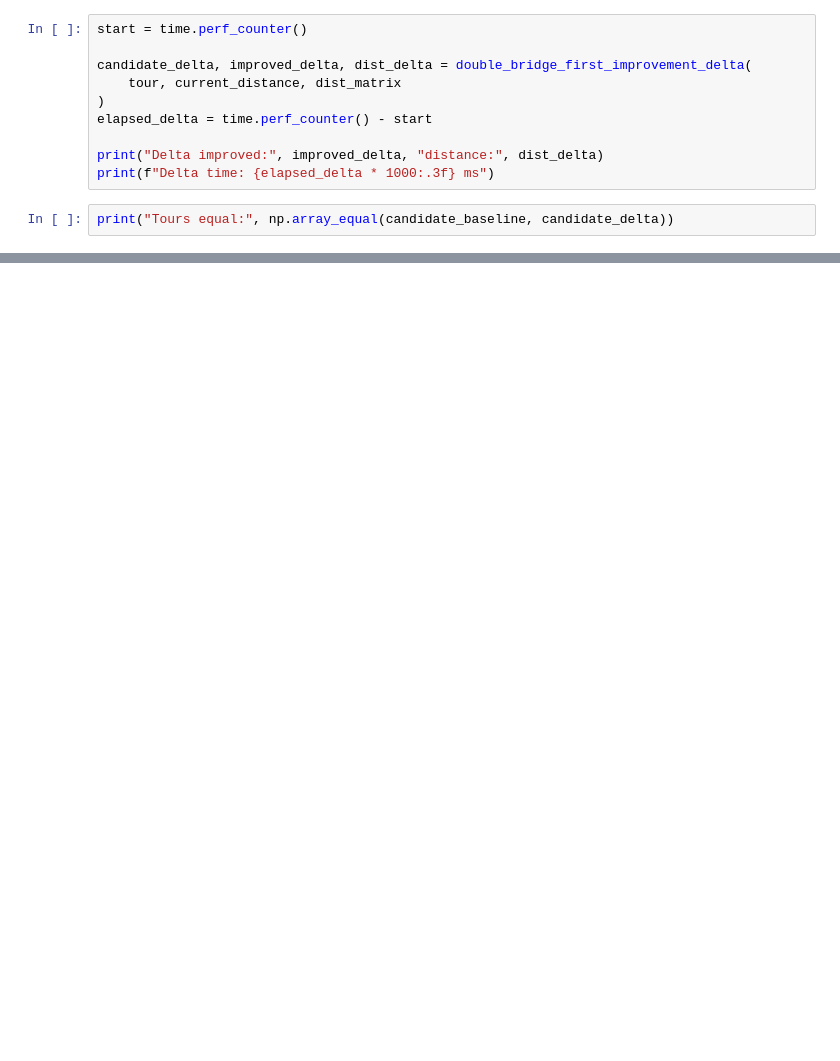
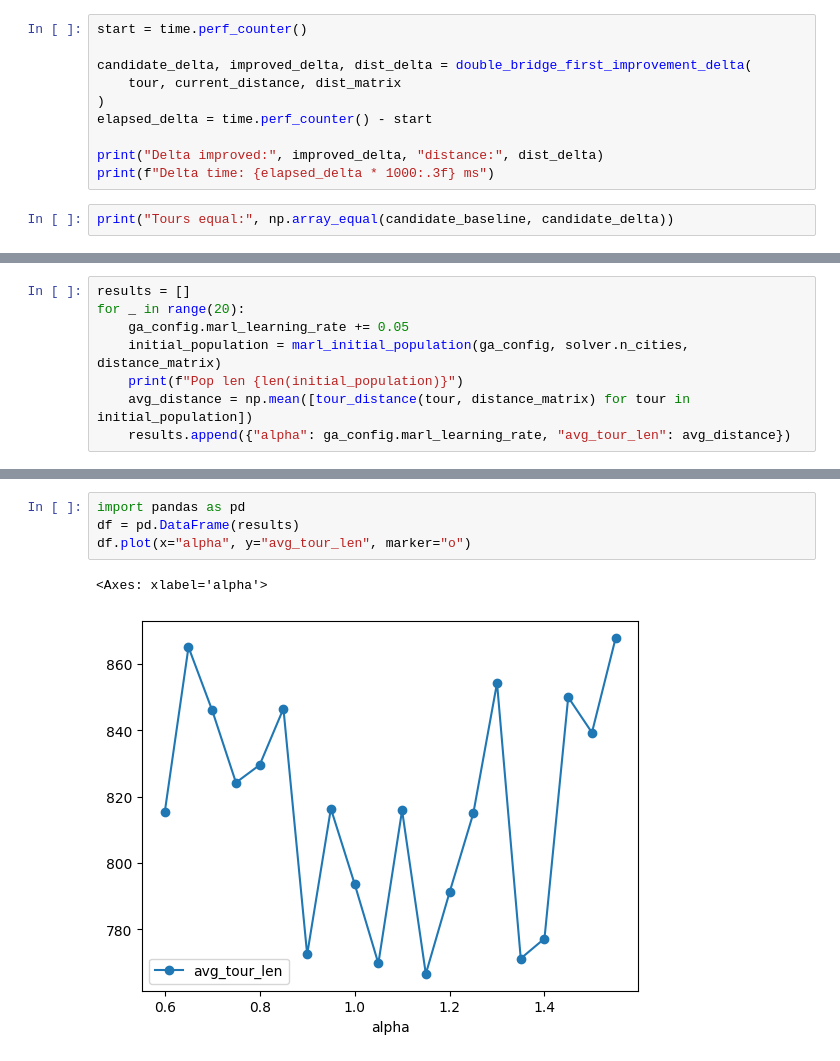
Before and after one commit to karinassini/tsp_rl_metaheuristic, a Jupyter notebook: notebooks/test.ipynb, the cells around one changed output, grey strips where cells are left out. Drawn from its saved outputs; the diff is of its cells as text; blank space fills up the shorter version.

```diff
--- a/notebooks/test.ipynb
+++ b/notebooks/test.ipynb
@@ -863,0 +1323,8 @@ print("Tours equal:", np.array_equal(candidate_baseline, candidate_delta))
+# %%
+results = []
+for _ in range(20):
+    ga_config.marl_learning_rate += 0.05
+    initial_population = marl_initial_population(ga_config, solver.n_cities, distance_matrix)
+    print(f"Pop len {len(initial_population)}")
+    avg_distance = np.mean([tour_distance(tour, distance_matrix) for tour in initial_population])
+    results.append({"alpha": ga_config.marl_learning_rate, "avg_tour_len": avg_distance})
@@ -863,0 +1349,7 @@ print("Tours equal:", np.array_equal(candidate_baseline, candidate_delta))
+# %%
+import pandas as pd
+df = pd.DataFrame(results)
+df.plot(x="alpha", y="avg_tour_len", marker="o")
+# %% [output]
+<Axes: xlabel='alpha'>
+[figure, added]
```
Also changed, not shown: parts of 72 cells of this notebook, 4 other files.
